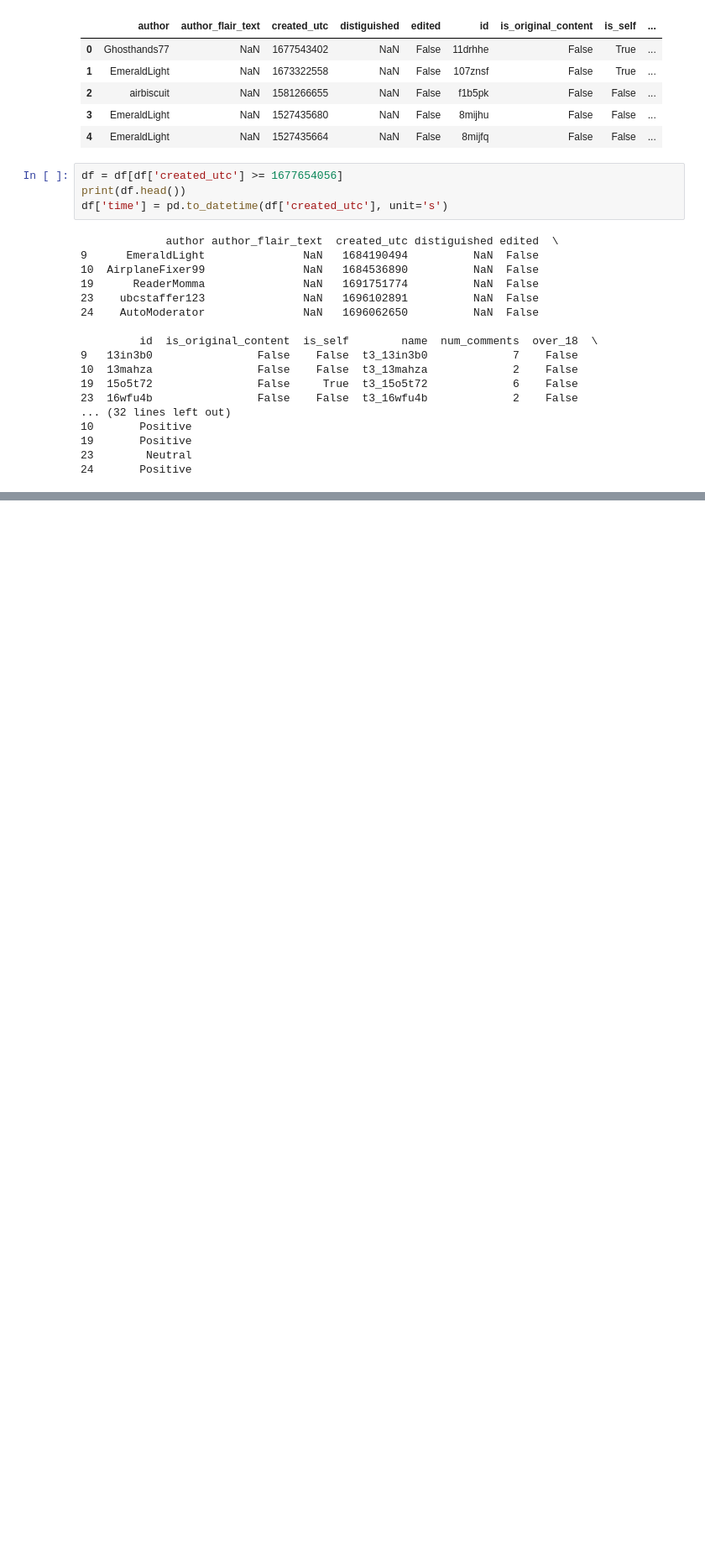
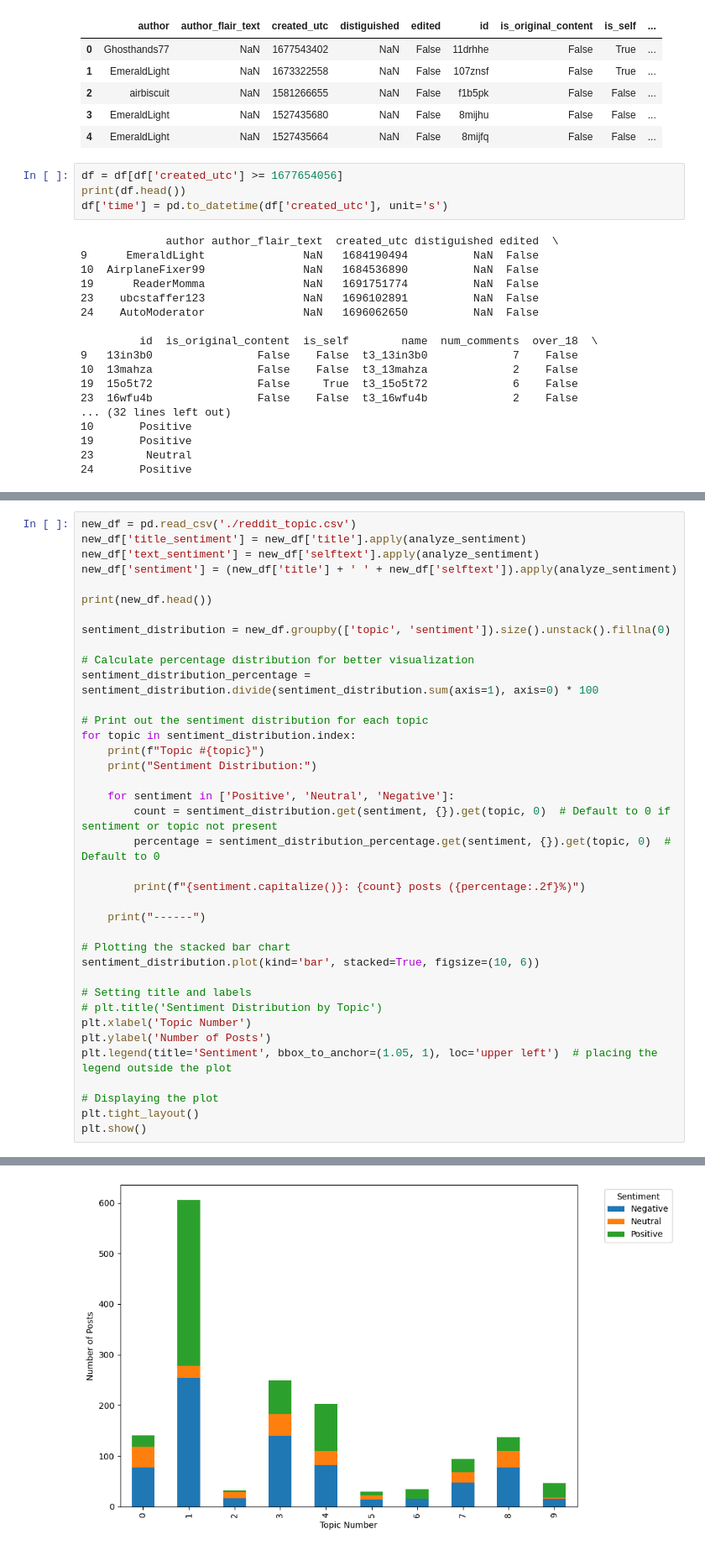
Before and after one commit to arvandiii/Thesis-Project, a Jupyter notebook: reddit/sentiment.ipynb, the cells around one changed output, grey strips where cells are left out. Shown at 84% size. Saved outputs shown, nothing was run; the diff lists cells and outputs as text; blank space fills up the shorter version.

```diff
--- a/reddit/sentiment.ipynb
+++ b/reddit/sentiment.ipynb
@@ -119,3 +116,42 @@ plt.grid(axis='y')
 plt.show()
 # %% [output]
 [figure]
+# %%
+new_df = pd.read_csv('./reddit_topic.csv')
+new_df['title_sentiment'] = new_df['title'].apply(analyze_sentiment)
+new_df['text_sentiment'] = new_df['selftext'].apply(analyze_sentiment)
+new_df['sentiment'] = (new_df['title'] + ' ' + new_df['selftext']).apply(analyze_sentiment)
+
+print(new_df.head())
+
+sentiment_distribution = new_df.groupby(['topic', 'sentiment']).size().unstack().fillna(0)
+
+# Calculate percentage distribution for better visualization
+sentiment_distribution_percentage = sentiment_distribution.divide(sentiment_distribution.sum(axis=1), axis=0) * 100
+
+# Print out the sentiment distribution for each topic
+for topic in sentiment_distribution.index:
+    print(f"Topic #{topic}")
+    print("Sentiment Distribution:")
+
+    for sentiment in ['Positive', 'Neutral', 'Negative']:
+        count = sentiment_distribution.get(sentiment, {}).get(topic, 0)  # Default to 0 if sentiment or topic not present
+        percentage = sentiment_distribution_percentage.get(sentiment, {}).get(topic, 0)  # Default to 0
+
+        print(f"{sentiment.capitalize()}: {count} posts ({percentage:.2f}%)")
+
+    print("------")
+
+# Plotting the stacked bar chart
+sentiment_distribution.plot(kind='bar', stacked=True, figsize=(10, 6))
+
+# Setting title and labels
+# plt.title('Sentiment Distribution by Topic')
+plt.xlabel('Topic Number')
+plt.ylabel('Number of Posts')
+plt.legend(title='Sentiment', bbox_to_anchor=(1.05, 1), loc='upper left')  # placing the legend outside the plot
+
+# Displaying the plot
+plt.tight_layout()
+plt.show()
+# %% [output]
@@ -121,0 +175 @@ plt.show()
+[figure, added]
```
Also changed, not shown: parts of 5 cells of this notebook, 11 other files.
